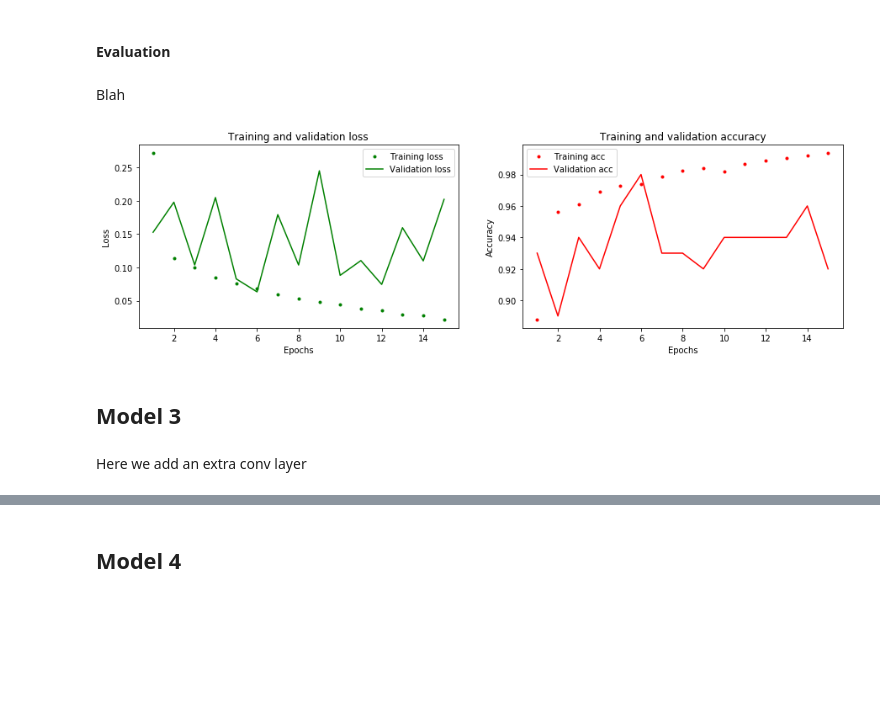
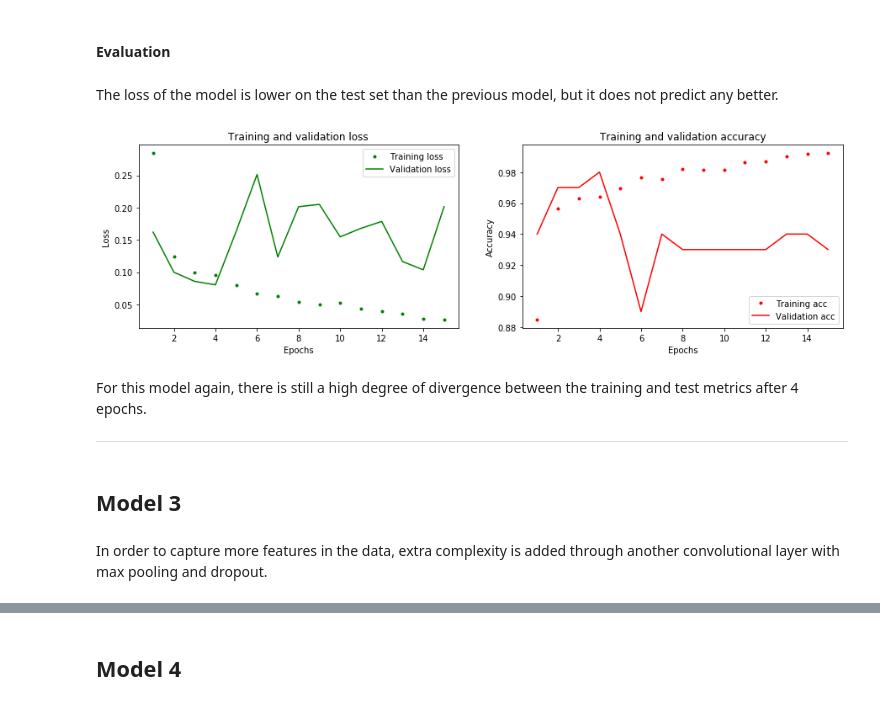
Before and after one commit to griffinhundley/pneumonia-deep-learning, a Jupyter notebook: notebooks/models.ipynb, the cells around one changed output, grey strips where cells are left out. Saved outputs shown, nothing was run; the diff lists cells and outputs as text; code cells hidden in the pictures; blank space fills up the shorter version.

```diff
--- a/notebooks/models.ipynb
+++ b/notebooks/models.ipynb
@@ -126,22 +131,22 @@ Here we add a max pooling layer and dropout layer
 # %%
-model = models.Sequential()
-model.add(Conv2D(32, (3, 3), activation='relu', input_shape=(64 ,64,  3)))
-model.add(MaxPooling2D((2, 2)))
-model.add(Dropout(0.2))
+model_2 = models.Sequential()
+model_2.add(Conv2D(32, (3, 3), activation='relu', input_shape=(64 ,64,  3)))
+model_2.add(MaxPooling2D((2, 2)))
+model_2.add(Dropout(0.2))
 
-model.add(Flatten())
-model.add(Dense(1, activation='sigmoid'))
+model_2.add(Flatten())
+model_2.add(Dense(1, activation='sigmoid'))
 
-model.compile(optimizer='adam',
+model_2.compile(optimizer='adam',
               loss='binary_crossentropy',
               metrics=['acc', Precision(), Recall(), AUC()])
 
-history = model.fit(X_train,
+history_2 = model_2.fit(X_train,
                     Y_train,
                     epochs=15,
                     batch_size = 32,
                     validation_data=(X_val, Y_val))
-score = model.evaluate(X_test, Y_test, verbose=0)
+score = model_2.evaluate(X_test, Y_test, verbose=0)
 
 print('Test loss:', score[0])
 print('Test accuracy:', score[1])
@@ -169,39 +174,42 @@ Test AUC: 0.8993972539901733
 # %% [markdown]
 #### Evaluation
-# %% [markdown]
-Blah
+# %% [markdown]
+The loss of the model is lower on the test set than the previous model, but it does not predict any better.
 # %%
-hist_cnn = history.history
+hist_cnn = history_2.history
 loss_values = hist_cnn['loss']
 val_loss_values = hist_cnn['val_loss']
 acc_values = hist_cnn['acc']
 val_acc_values = hist_cnn['val_acc']
 
 
 epochs = range(1, len(loss_values) + 1)
 
 plt.figure(figsize=(15,4))
 plt.subplot(121)
 plt.plot(epochs, loss_values, 'g.', label='Training loss')
 plt.plot(epochs, val_loss_values, 'g', label='Validation loss')
 
 plt.title('Training and validation loss')
 plt.xlabel('Epochs')
 plt.ylabel('Loss')
 plt.legend()
 
 plt.subplot(122)
 plt.plot(epochs, acc_values, 'r.', label='Training acc')
 plt.plot(epochs, val_acc_values, 'r', label='Validation acc')
 plt.title('Training and validation accuracy')
 plt.xlabel('Epochs')
 plt.ylabel('Accuracy')
 plt.legend()
 plt.show()
 # %% [output]
-[figure, old version]
+[figure, new version]
+# %% [markdown]
+For this model again, there is still a high degree of divergence between the training and test metrics after 4 epochs.
+***
 # %% [markdown]
 ## Model 3
-# %% [markdown]
-Here we add an extra conv layer
+# %% [markdown]
+In order to capture more features in the data, extra complexity is added through another convolutional layer with max pooling and dropout.
 # %%
```
Also changed, not shown: parts of 36 cells of this notebook, 1 other file.
